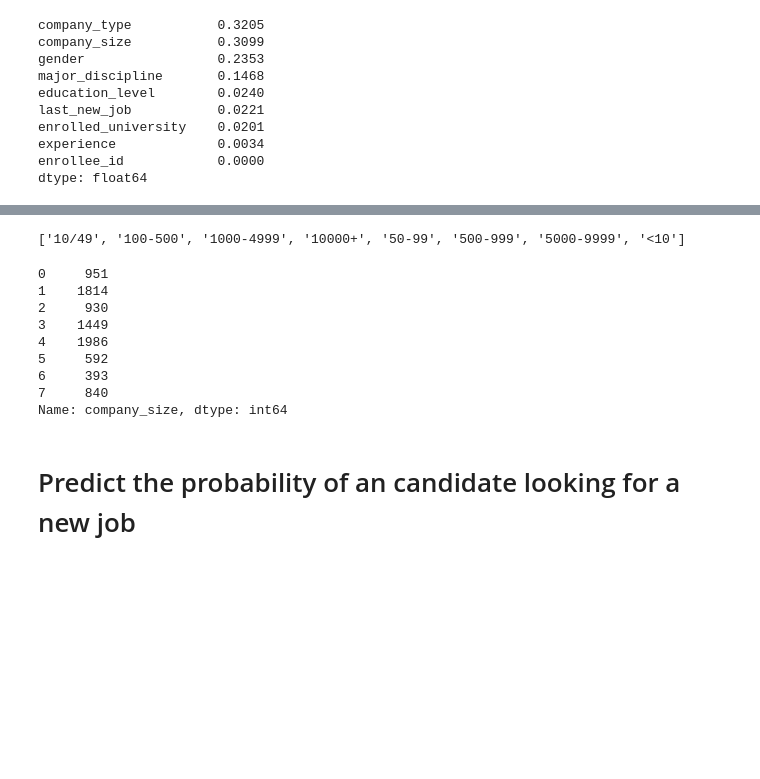
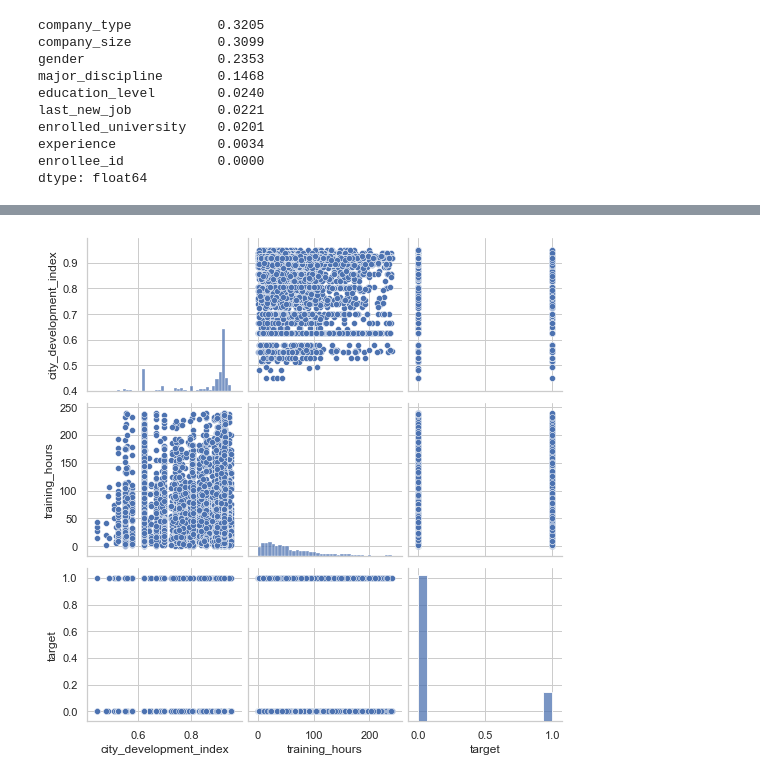
Before and after one commit to Xiajiruo/HR-Analytics-Job-Change-of-Data-Scientists, a Jupyter notebook: hr.ipynb, the cells around one changed output, grey strips where cells are left out. Saved outputs shown, nothing was run; the diff lists cells and outputs as text; code cells hidden in the pictures; blank space fills up the shorter version.

```diff
--- a/hr.ipynb
+++ b/hr.ipynb
@@ -105,16 +100,4 @@ df_train, df_test = fillmiss(df_train, df_test)
-# %%
-print(label_dict['company_size'])
-df_train_notna['company_size'].value_counts().sort_index()
-# %% [output]
-['10/49', '100-500', '1000-4999', '10000+', '50-99', '500-999', '5000-9999', '<10']
-0     951
-1    1814
-2     930
-3    1449
-4    1986
-5     592
-6     393
-7     840
-Name: company_size, dtype: int64
-# %% [markdown]
-# Predict the probability of an candidate looking for a new job
+# %%
+sns.pairplot(df_train_notna[con+['target']]);
+# %% [output]
+[figure, added]
```
Also changed, not shown: parts of 17 cells of this notebook.
